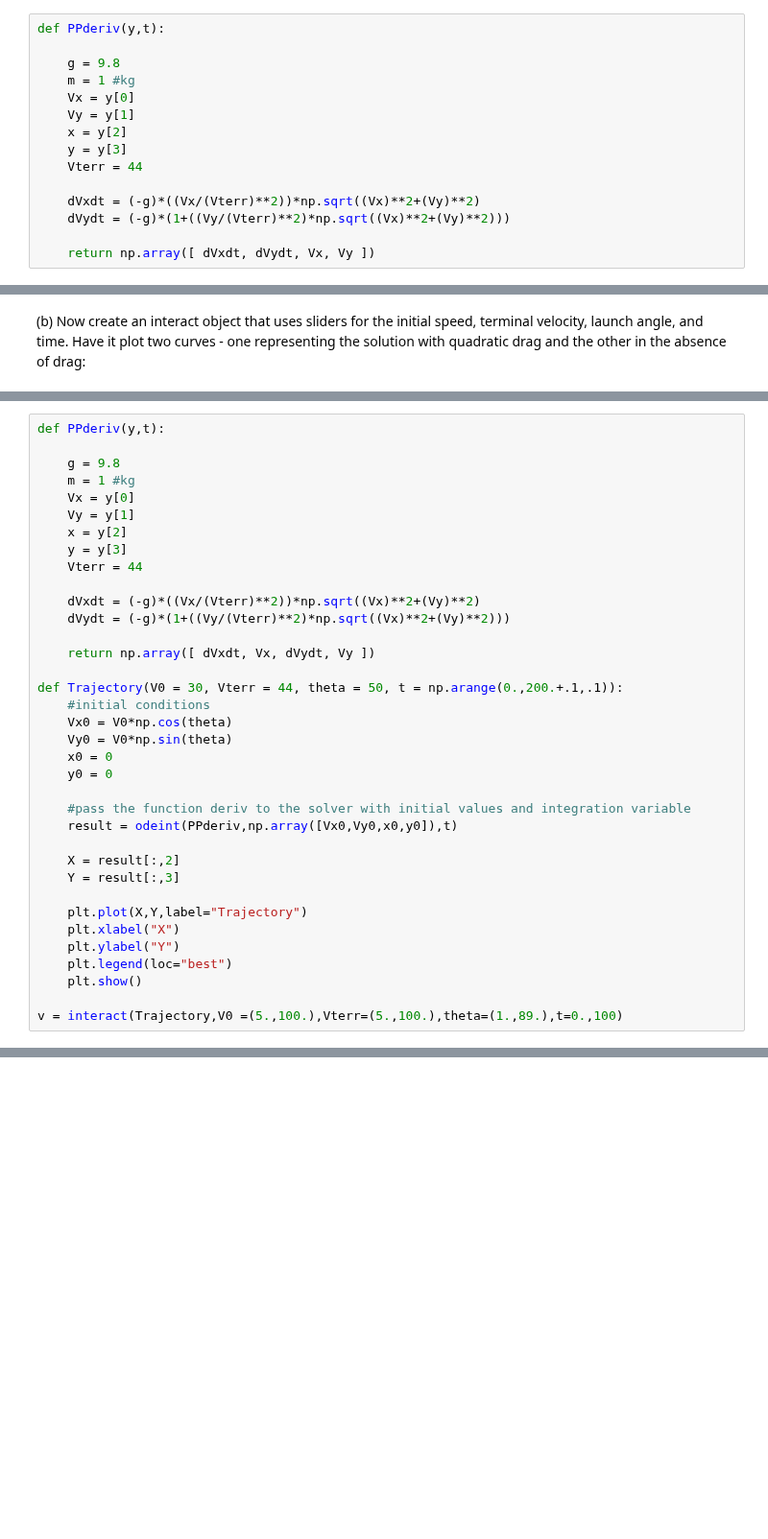
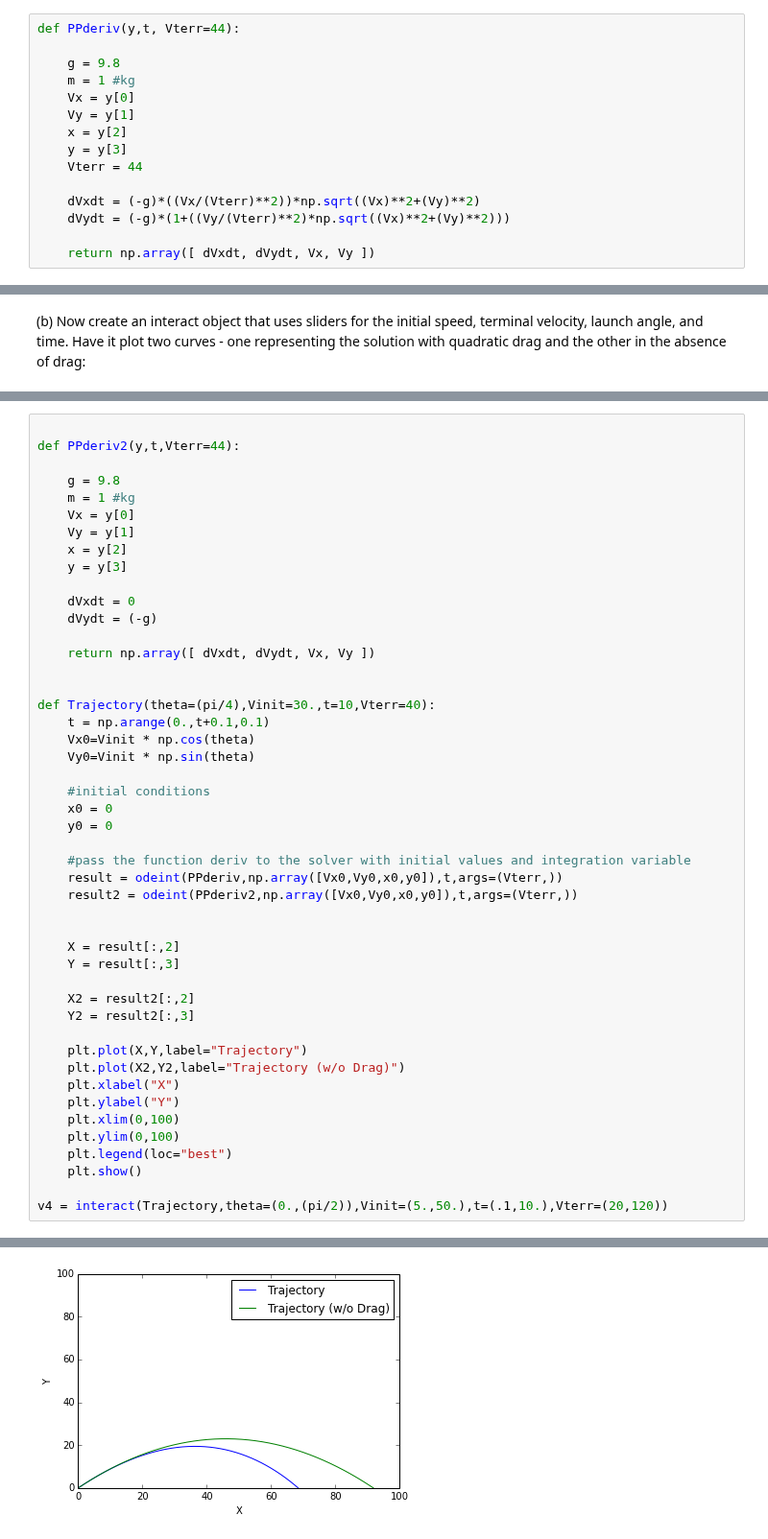
Before and after one commit to jpizagui/PHYS202-S14, a Jupyter notebook: SciPy/ODEExercises.ipynb, the cells around one changed output, grey strips where cells are left out. Shown at 96% size. Drawn from its saved outputs; the diff is of its cells as text; blank space fills up the shorter version.

```diff
--- a/SciPy/ODEExercises.ipynb
+++ b/SciPy/ODEExercises.ipynb
@@ -264,7 +268,7 @@ plt.legend(loc="best")
 # %% [markdown]
 (a) Create a derivative function to solve this system of equations and use odeint to solve it for a projectile fired at an angle of 50 degrees from the horizontal at an initial speed of 30 m/s. Track the projectile's motion over the time interval of 0 to 200 seconds and let (x0,y0) = (0,0). You'll have to calculate (vx0,vy0) from the information provided. Let vter=44 m/s. Plot the trajectory of the projectile (y vs. x) to see how far it can travel in the x direction before landing.
 # %%
-def PPderiv(y,t):
+def PPderiv(y,t, Vterr=44):
 
     g = 9.8
     m = 1 #kg
@@ -310,6 +316,7 @@ plt.show()
 from IPython.html.widgets import interact, interactive
 # %%
-def PPderiv(y,t):
+
+def PPderiv2(y,t,Vterr=44):
 
     g = 9.8
     m = 1 #kg
@@ -317,31 +324,41 @@ def PPderiv(y,t):
     Vy = y[1]
     x = y[2]
     y = y[3]
-    Vterr = 44
 
-    dVxdt = (-g)*((Vx/(Vterr)**2))*np.sqrt((Vx)**2+(Vy)**2)
-    dVydt = (-g)*(1+((Vy/(Vterr)**2)*np.sqrt((Vx)**2+(Vy)**2)))
+    dVxdt = 0
+    dVydt = (-g)
 
-    return np.array([ dVxdt, Vx, dVydt, Vy ])
+    return np.array([ dVxdt, dVydt, Vx, Vy ])
 
-def Trajectory(V0 = 30, Vterr = 44, theta = 50, t = np.arange(0.,200.+.1,.1)):
+
+def Trajectory(theta=(pi/4),Vinit=30.,t=10,Vterr=40):
+    t = np.arange(0.,t+0.1,0.1)
+    Vx0=Vinit * np.cos(theta)
+    Vy0=Vinit * np.sin(theta)
+
     #initial conditions
-    Vx0 = V0*np.cos(theta)
-    Vy0 = V0*np.sin(theta)
     x0 = 0
     y0 = 0
 
     #pass the function deriv to the solver with initial values and integration variable
-    result = odeint(PPderiv,np.array([Vx0,Vy0,x0,y0]),t)
+    result = odeint(PPderiv,np.array([Vx0,Vy0,x0,y0]),t,args=(Vterr,))
+    result2 = odeint(PPderiv2,np.array([Vx0,Vy0,x0,y0]),t,args=(Vterr,))
+
 
     X = result[:,2]
     Y = result[:,3]
 
+    X2 = result2[:,2]
+    Y2 = result2[:,3]
+
     plt.plot(X,Y,label="Trajectory")
+    plt.plot(X2,Y2,label="Trajectory (w/o Drag)")
     plt.xlabel("X")
     plt.ylabel("Y")
+    plt.xlim(0,100)
+    plt.ylim(0,100)
     plt.legend(loc="best")
     plt.show()
 
-v = interact(Trajectory,V0 =(5.,100.),Vterr=(5.,100.),theta=(1.,89.),t=0.,100)
+v4 = interact(Trajectory,theta=(0.,(pi/2)),Vinit=(5.,50.),t=(.1,10.),Vterr=(20,120))
 # %% [output]
@@ -348,0 +365 @@ SyntaxError: non-keyword arg after keyword arg (<ipython-input-75-4cfb2a036dd7>,
+[figure, added]
```
Also changed, not shown: parts of 6 cells of this notebook, 1 other file.
